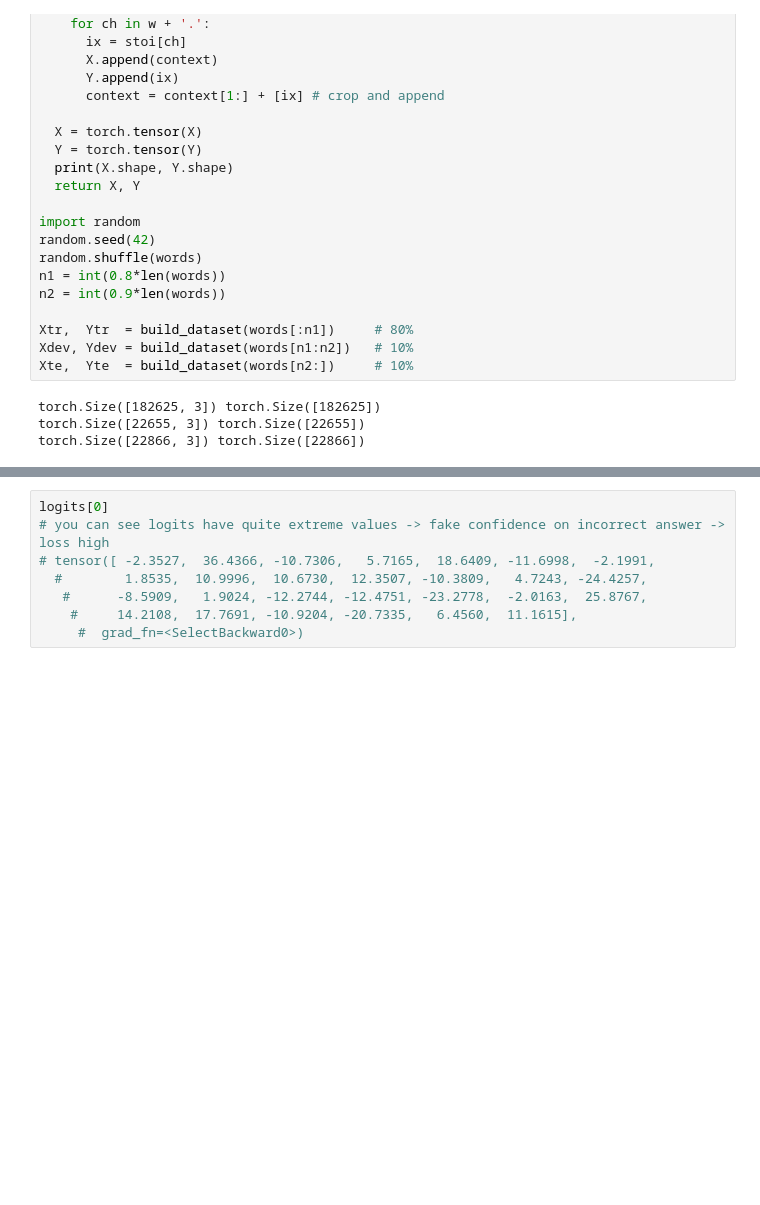
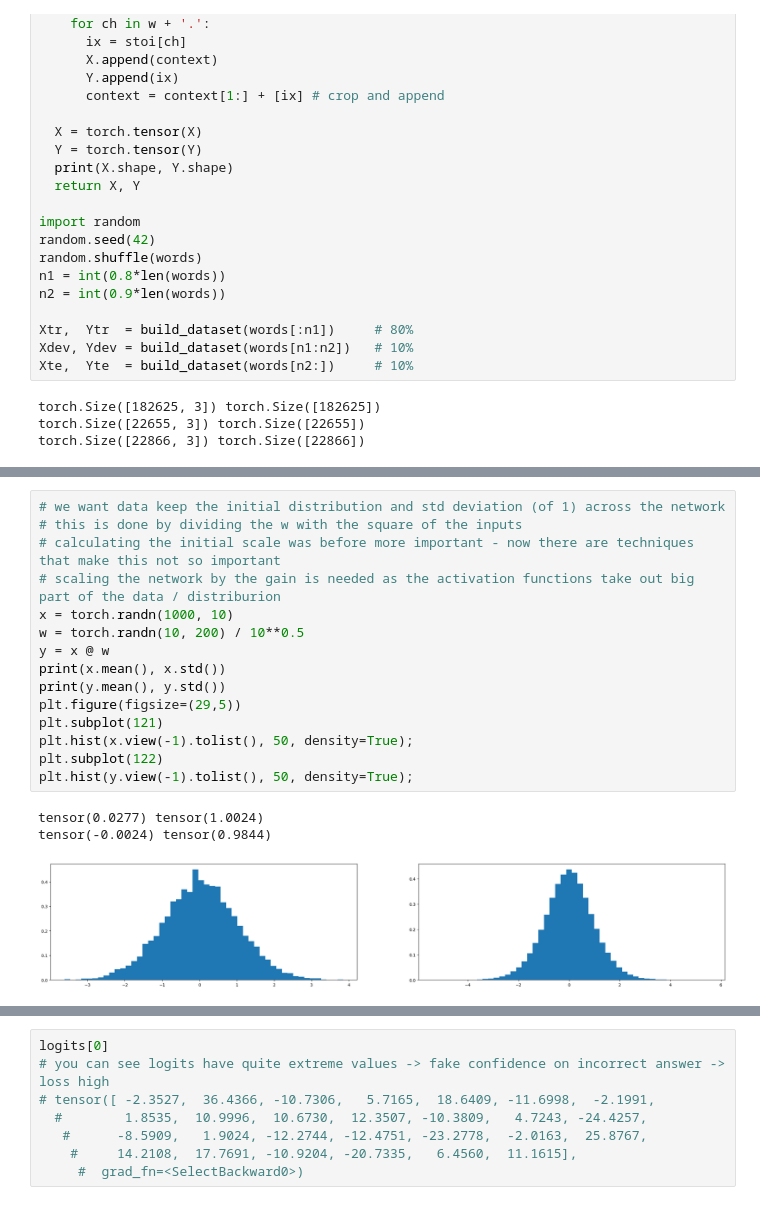
Before and after one commit to calogerofontana/makemore_part3_bn, a Jupyter notebook: makemore_part3_bn.ipynb, the cells around one changed output, grey strips where cells are left out. Cells and saved outputs as stored; diff of their text form; blank space fills up the shorter version.

Commit message:
calculate init scale

```diff
--- a/makemore_part3_bn.ipynb
+++ b/makemore_part3_bn.ipynb
@@ -76,6 +76,25 @@ for p in parameters:
   p.requires_grad = True
 # %% [output]
 11897
+# %%
+# we want data keep the initial distribution and std deviation (of 1) across the network
+# this is done by dividing the w with the square of the inputs
+# calculating the initial scale was before more important - now there are techniques that make this not so important
+# scaling the network by the gain is needed as the activation functions take out big part of the data / distriburion
+x = torch.randn(1000, 10)
+w = torch.randn(10, 200) / 10**0.5
+y = x @ w
+print(x.mean(), x.std())
+print(y.mean(), y.std())
+plt.figure(figsize=(29,5))
+plt.subplot(121)
+plt.hist(x.view(-1).tolist(), 50, density=True);
+plt.subplot(122)
+plt.hist(y.view(-1).tolist(), 50, density=True);
+# %% [output]
+tensor(0.0277) tensor(1.0024)
+tensor(-0.0024) tensor(0.9844)
+[figure, added]
 # %%
 # same optimization as last time
 max_steps = 200000
```
Also changed, not shown: parts of 4 cells of this notebook.
